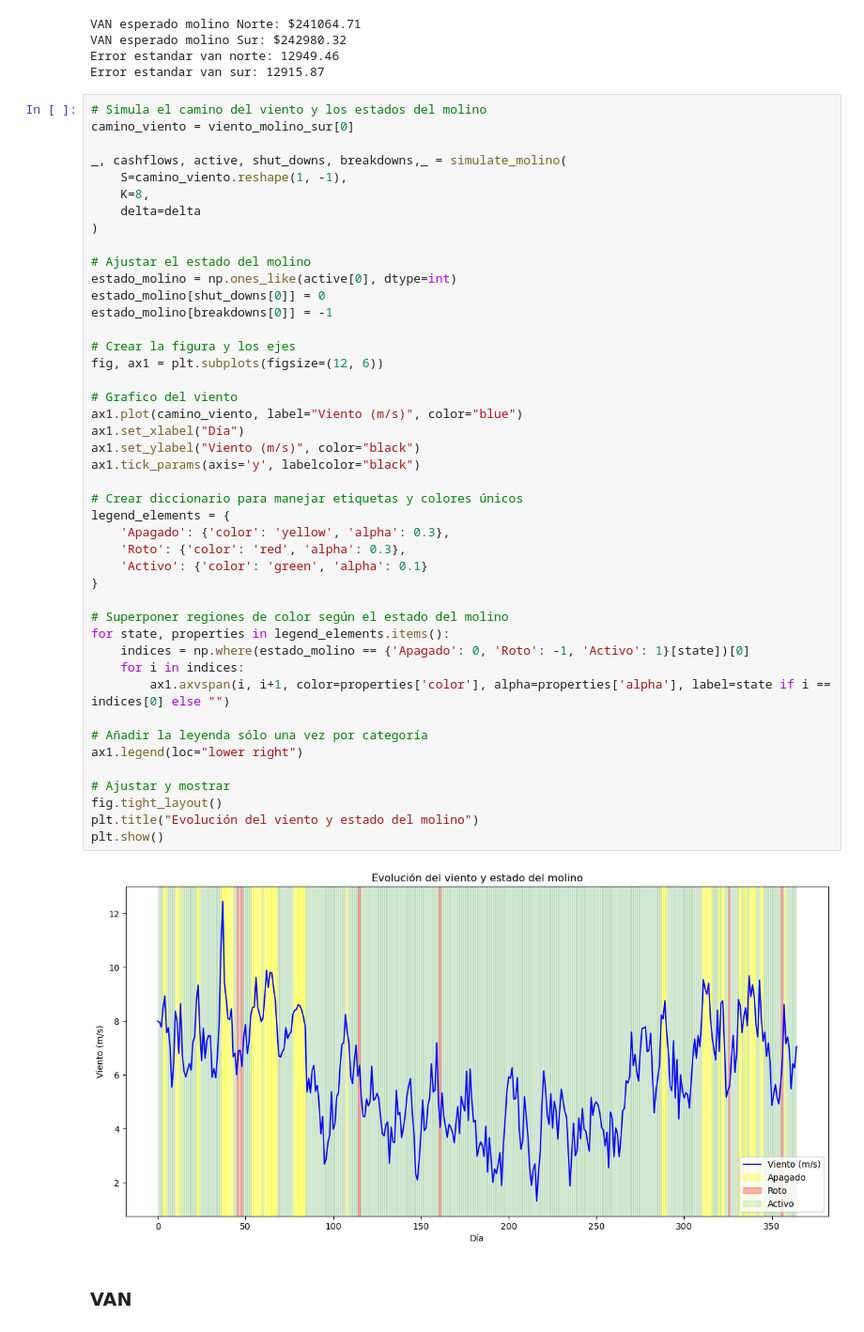
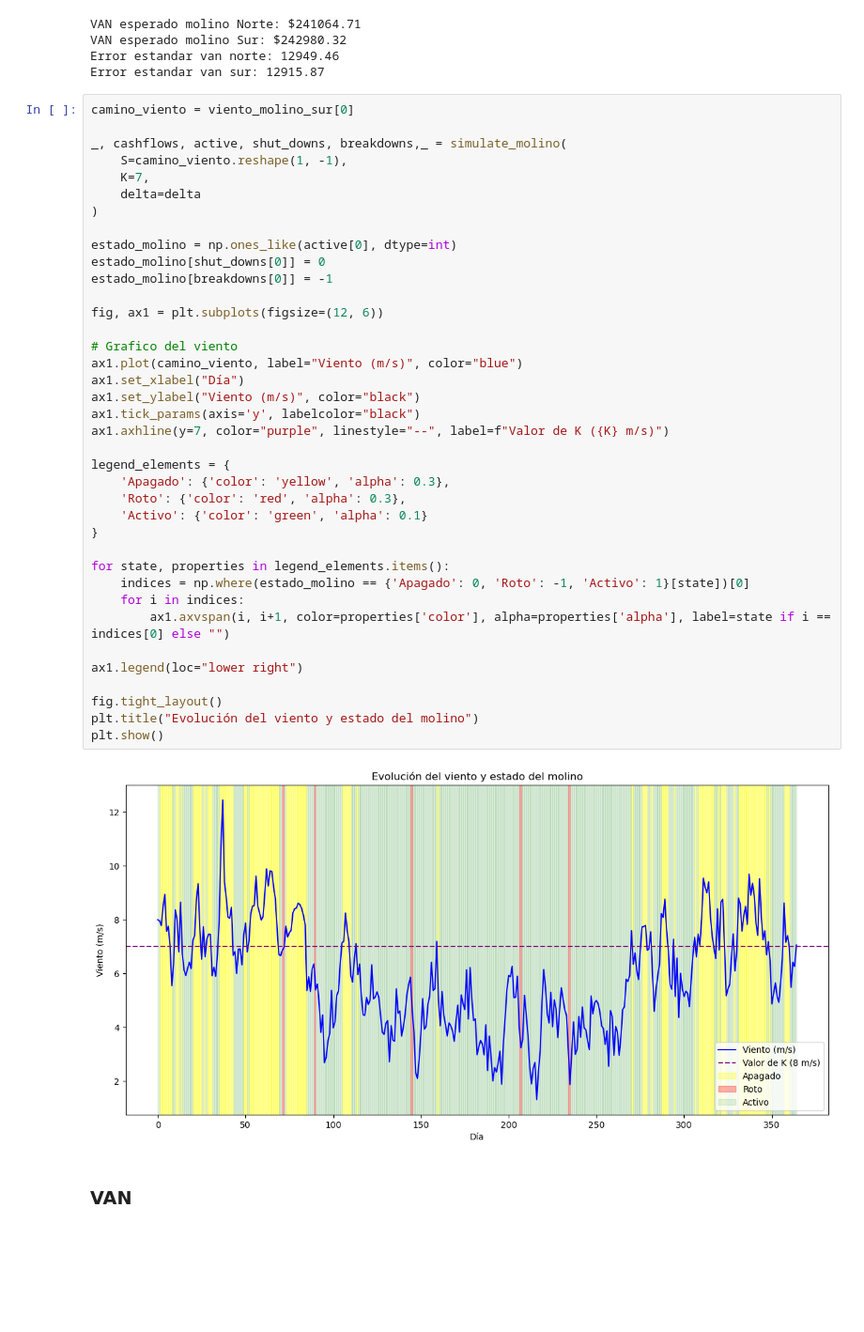
Before and after one commit to emi-verdun/Simulacion-Molino-ACN, a Jupyter notebook: simulacion.ipynb, the cells around one changed output. Shown at 94% size. Drawn from its saved outputs; the diff is of its cells as text; blank space fills up the shorter version.

```diff
--- a/simulacion.ipynb
+++ b/simulacion.ipynb
@@ -392,51 +392,45 @@ VAN esperado molino Sur: $242980.32
 Error estandar van norte: 12949.46
 Error estandar van sur: 12915.87
 # %%
-# Simula el camino del viento y los estados del molino
 camino_viento = viento_molino_sur[0]
 
 _, cashflows, active, shut_downs, breakdowns,_ = simulate_molino(
     S=camino_viento.reshape(1, -1),
-    K=8,
+    K=7,
     delta=delta
 )
 
-# Ajustar el estado del molino
 estado_molino = np.ones_like(active[0], dtype=int)
 estado_molino[shut_downs[0]] = 0
 estado_molino[breakdowns[0]] = -1
 
-# Crear la figura y los ejes
 fig, ax1 = plt.subplots(figsize=(12, 6))
 
 # Grafico del viento
 ax1.plot(camino_viento, label="Viento (m/s)", color="blue")
 ax1.set_xlabel("Día")
 ax1.set_ylabel("Viento (m/s)", color="black")
 ax1.tick_params(axis='y', labelcolor="black")
+ax1.axhline(y=7, color="purple", linestyle="--", label=f"Valor de K ({K} m/s)")
 
-# Crear diccionario para manejar etiquetas y colores únicos
 legend_elements = {
     'Apagado': {'color': 'yellow', 'alpha': 0.3},
     'Roto': {'color': 'red', 'alpha': 0.3},
     'Activo': {'color': 'green', 'alpha': 0.1}
 }
 
-# Superponer regiones de color según el estado del molino
 for state, properties in legend_elements.items():
     indices = np.where(estado_molino == {'Apagado': 0, 'Roto': -1, 'Activo': 1}[state])[0]
     for i in indices:
         ax1.axvspan(i, i+1, color=properties['color'], alpha=properties['alpha'], label=state if i == indices[0] else "")
 
-# Añadir la leyenda sólo una vez por categoría
 ax1.legend(loc="lower right")
 
-# Ajustar y mostrar
 fig.tight_layout()
 plt.title("Evolución del viento y estado del molino")
 plt.show()
 # %% [output]
-[figure, old version]
+[figure, new version]
 # %% [markdown]
 ### VAN
 # %%
```
Also changed, not shown: parts of 2 cells of this notebook.
